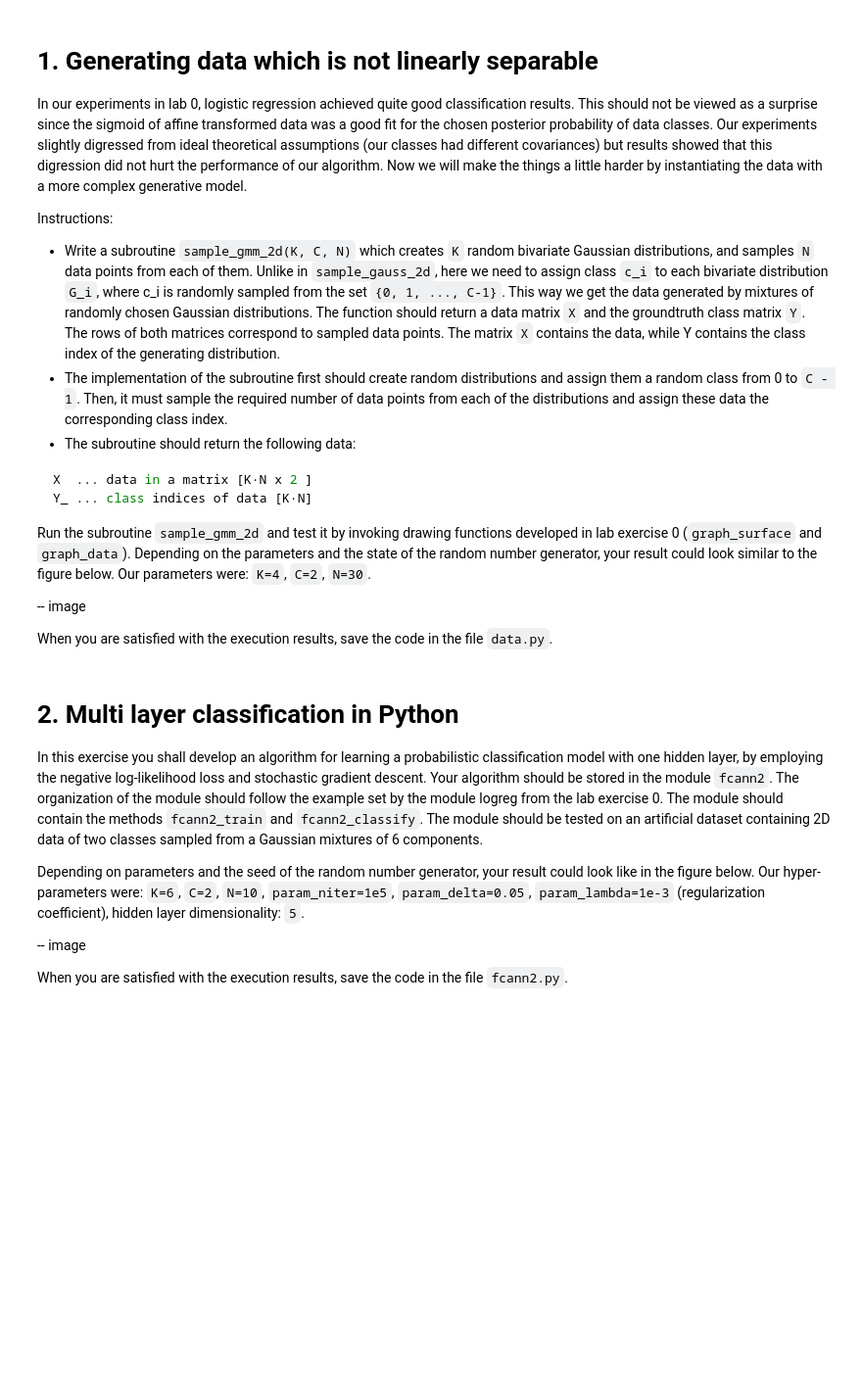
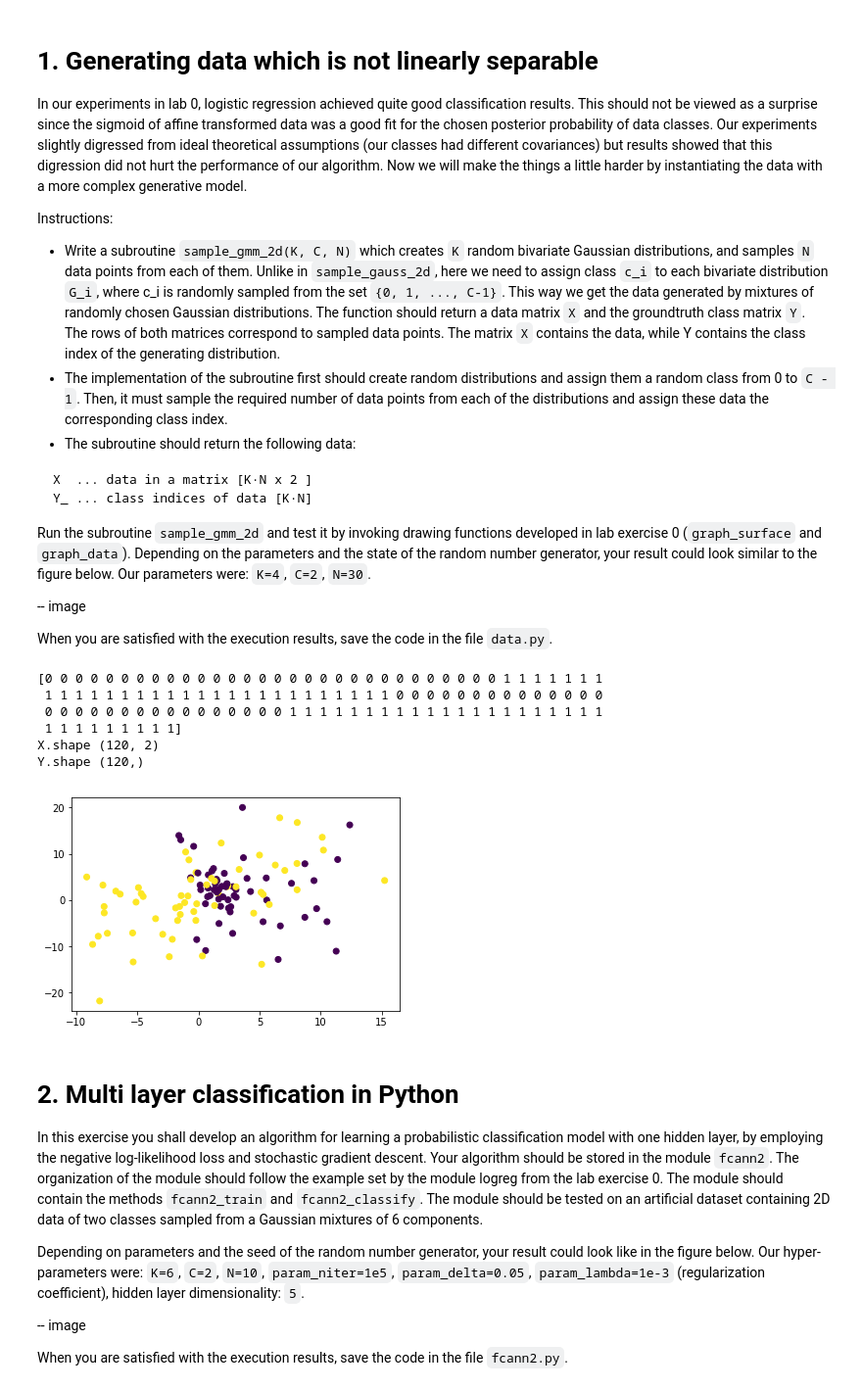
Before and after one commit to lstolcman/deep-learning, a Jupyter notebook: lab1/lab1.ipynb, the cells around one changed output. Shown: that part at 98% size. Drawn from its saved outputs; the diff is of its cells as text; code cells hidden in the pictures; blank space fills up the shorter version.

````diff
--- a/lab1/lab1.ipynb
+++ b/lab1/lab1.ipynb
@@ -9,7 +13,7 @@ Instructions:
 - The implementation of the subroutine first should create random distributions and assign them a random class from 0 to `C - 1`. Then, it must sample the required number of data points from each of the distributions and assign these data the corresponding class index.
 - The subroutine should return the following data:
 
-```python
+```
 X  ... data in a matrix [K·N x 2 ]
 Y_ ... class indices of data [K·N]
 ```
@@ -19,6 +23,53 @@ Run the subroutine `sample_gmm_2d` and test it by invoking drawing functions dev
 -- image
 
 When you are satisfied with the execution results, save the code in the file `data.py`.
+# %%
+np.random.seed(100)
+
+class Random2DGaussian():
+    def __init__(self):
+        # [ [minx, maxx], [miny, maxy] ]
+        xy = np.array([[0, 10], [0, 10]])
+
+        self.mean = [xy[i][0]+np.random.random_sample()*(xy[i][1]-xy[i][0]) for i in range(2)]
+        D = np.diag((np.random.random_sample(2)*(xy[0][1]-xy[0][0], xy[1][1]-xy[1][0]))**2)
+        angle = np.random.random_sample()*2*np.pi
+        R = np.array([[np.cos(angle), -np.sin(angle)], [np.sin(angle), np.cos(angle)]])
+        self.sigma = np.dot(np.dot(np.transpose(R), D), R)
+
+    def get_sample(self, n):
+        return np.random.multivariate_normal(self.mean, self.sigma, n)
+
+
+def sample_gmm_2d(K, C, N):
+    '''
+    K - number of distributions
+    C - number of classes
+    N - number of data points assigned to specific class
+    '''
+    distributions = []
+    classes = []
+    for i in range(K):
+        distributions.append(Random2DGaussian())
+        classes.append(np.random.randint(C))
+
+    X = np.vstack([d.get_sample(N) for d in distributions])
+    Y_ = np.hstack([[c]*N for c in classes])
+    return X,Y_
+
+X, Y = sample_gmm_2d(4, 2, 30)
+print('X.shape', X.shape)
+print('Y.shape', Y.shape)
+plt.scatter(X[:,0], X[:,1], c=Y)
+plt.show()
+# %% [output]
+[0 0 0 0 0 0 0 0 0 0 0 0 0 0 0 0 0 0 0 0 0 0 0 0 0 0 0 0 0 0 1 1 1 1 1 1 1
+ 1 1 1 1 1 1 1 1 1 1 1 1 1 1 1 1 1 1 1 1 1 1 1 0 0 0 0 0 0 0 0 0 0 0 0 0 0
+ 0 0 0 0 0 0 0 0 0 0 0 0 0 0 0 0 1 1 1 1 1 1 1 1 1 1 1 1 1 1 1 1 1 1 1 1 1
+ 1 1 1 1 1 1 1 1 1]
+X.shape (120, 2)
+Y.shape (120,)
+[figure, added]
 # %% [markdown]
 # 2. Multi layer classification in Python
 
````
Also changed, not shown: parts of 3 cells of this notebook.
